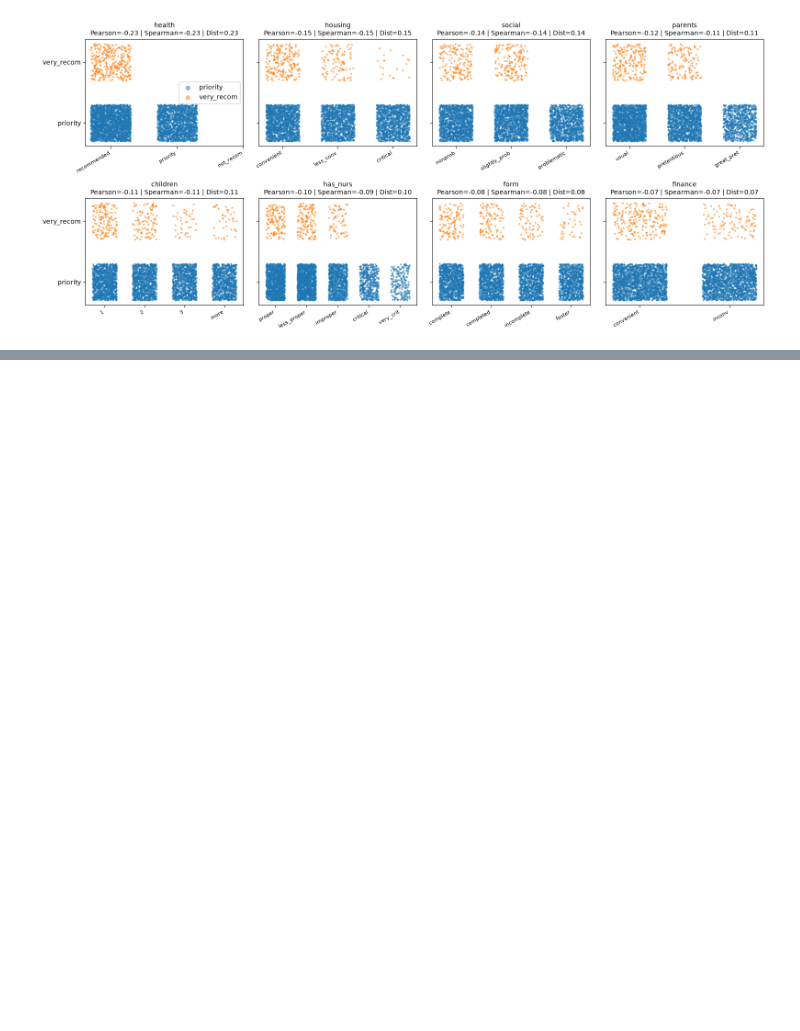
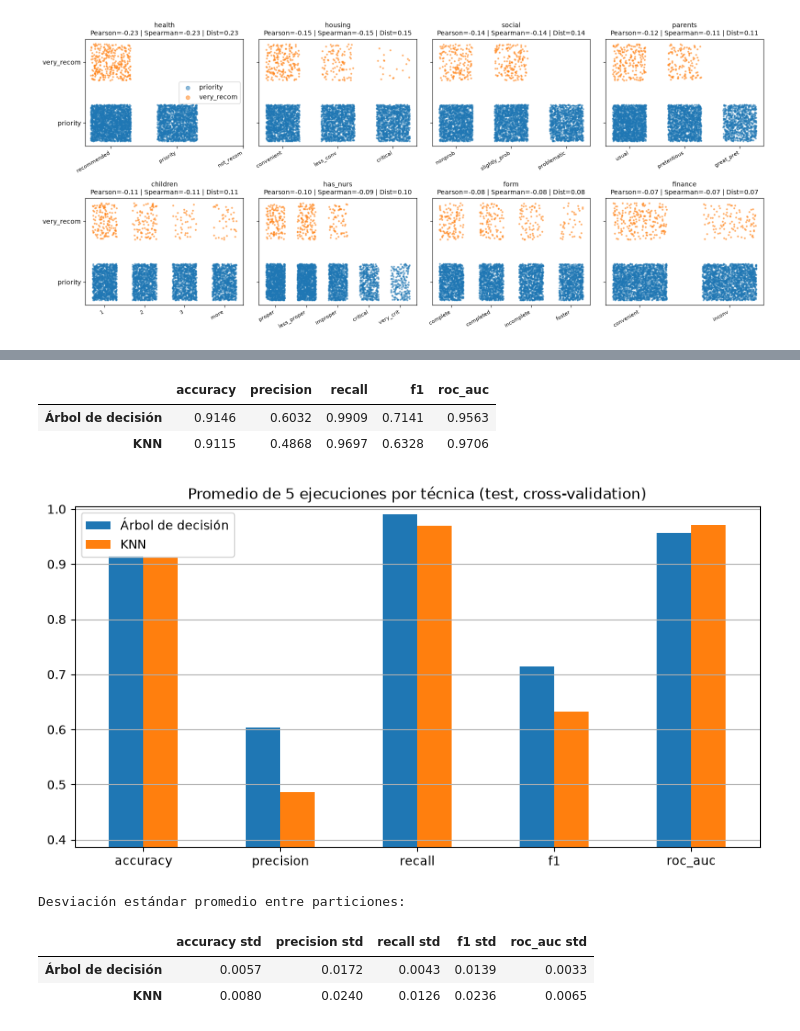
Before and after one commit to jota1308/MineriaDeDatosyAprendizajeAutomatico, a Jupyter notebook: notebooks/TP_Nursery.ipynb, the cells around one changed output, grey strips where cells are left out. Cells and saved outputs as stored; diff of their text form; code cells hidden in the pictures; blank space fills up the shorter version.

```diff
--- a/notebooks/TP_Nursery.ipynb
+++ b/notebooks/TP_Nursery.ipynb
@@ -333,0 +510,9 @@ plt.show()
+# %%
+# @title Cargar el subconjunto del Punto 1
+df_num= pd.read_csv('nursery_priority_vs_very_recom.csv')
+X= df_num.drop('clase', axis=1)
+y= df_num['clase']          # 1 = very_recom (positiva), 0 = priority
+column_names= X.columns
+
+print(f"Cantidad de registros: {X.shape[0]}  -  Atributos: {X.shape[1]}")
+print(y.value_counts().rename({0: 'priority (0)', 1: 'very_recom (1)'}))
@@ -333,0 +579,12 @@ plt.show()
+# %%
+# @title KNN - 5 ejecuciones
+configs_knn= {
+    'KNN 1: K=1, euclidiana':  KNeighborsClassifier(n_neighbors=1),
+    'KNN 2: K=3, euclidiana':  KNeighborsClassifier(n_neighbors=3),
+    'KNN 3: K=5, euclidiana':  KNeighborsClassifier(n_neighbors=5),
+    'KNN 4: K=7, manhattan':   KNeighborsClassifier(n_neighbors=7, metric='manhattan'),
+    'KNN 5: K=15, euclidiana': KNeighborsClassifier(n_neighbors=15),
+}
+filas_knn= [evaluar(m, n) for n, m in configs_knn.items()]
+res_knn, tabla_knn= tabla_resultados(filas_knn)
+display(tabla_knn)
@@ -333,0 +604,33 @@ plt.show()
+# %%
+# @title Promedio por técnica (test)
+promedios= pd.DataFrame({
+    'Árbol de decisión': tabla_arbol.mean(),
+    'KNN': tabla_knn.mean(),
+}).T
+promedios.columns= [c.replace(' test', '') for c in promedios.columns]
+display(promedios.round(4))
+
+promedios.T.plot(kind='bar', figsize=(10, 5), title='Promedio de 5 ejecuciones por técnica (test, cross-validation)')
+plt.ylim(max(0, promedios.values.min() - 0.1), 1.005)
+plt.xticks(rotation=0)
+plt.grid(axis='y')
+plt.show()
+
+# Desviación estándar promedio entre particiones (estabilidad)
+std_cols= [f'{m} test std' for m in scoring]
+estabilidad= pd.DataFrame({
+    'Árbol de decisión': res_arbol[std_cols].mean(),
+    'KNN': res_knn[std_cols].mean(),
+}).T
+estabilidad.columns= [c.replace(' test std', ' std') for c in estabilidad.columns]
+print("Desviación estándar promedio entre particiones:")
+display(estabilidad.round(4))
+# %% [output]
+|  | accuracy | precision | recall | f1 | roc_auc |
+| Árbol de decisión | 0.9146 | 0.6032 | 0.9909 | 0.7141 | 0.9563 |
+| KNN | 0.9115 | 0.4868 | 0.9697 | 0.6328 | 0.9706 |
+[figure, added]
+Desviación estándar promedio entre particiones:
+|  | accuracy std | precision std | recall std | f1 std | roc_auc std |
+| Árbol de decisión | 0.0057 | 0.0172 | 0.0043 | 0.0139 | 0.0033 |
+| KNN | 0.0080 | 0.0240 | 0.0126 | 0.0236 | 0.0065 |
```
Also changed, not shown: parts of 46 cells of this notebook, 3 other files.
